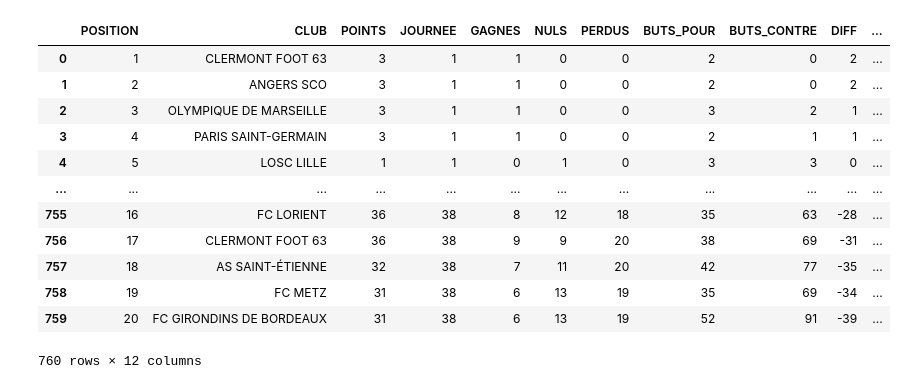
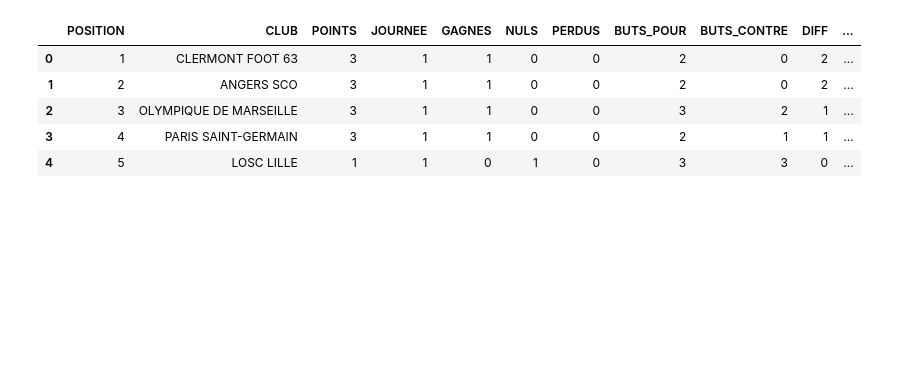
Before and after one commit to Donolef/Ligue_01, a Jupyter notebook: 02_Jupyter/Ligue_1.ipynb, the cells around one changed output. Cells and saved outputs as stored; diff of their text form; code cells hidden in the pictures; blank space fills up the shorter version.

```diff
--- a/02_Jupyter/Ligue_1.ipynb
+++ b/02_Jupyter/Ligue_1.ipynb
@@ -82,21 +107,14 @@ df_resultats_stats
 # %%
 df_classement_budget=df_classement.merge(jonction_budget, how='left')
 df_classement_budget=df_classement_budget.drop(["BUDGET"],axis=1)
-df_classement_budget
+df_classement_budget.head()
 # %% [output]
 |  | POSITION | CLUB | POINTS | JOURNEE | GAGNES | NULS | PERDUS | BUTS_POUR | BUTS_CONTRE | DIFF | ... |
 | 0 | 1 | CLERMONT FOOT 63 | 3 | 1 | 1 | 0 | 0 | 2 | 0 | 2 | ... |
 | 1 | 2 | ANGERS SCO | 3 | 1 | 1 | 0 | 0 | 2 | 0 | 2 | ... |
 | 2 | 3 | OLYMPIQUE DE MARSEILLE | 3 | 1 | 1 | 0 | 0 | 3 | 2 | 1 | ... |
 | 3 | 4 | PARIS SAINT-GERMAIN | 3 | 1 | 1 | 0 | 0 | 2 | 1 | 1 | ... |
 | 4 | 5 | LOSC LILLE | 1 | 1 | 0 | 1 | 0 | 3 | 3 | 0 | ... |
-| ... | ... | ... | ... | ... | ... | ... | ... | ... | ... | ... | ... |
-| 755 | 16 | FC LORIENT | 36 | 38 | 8 | 12 | 18 | 35 | 63 | -28 | ... |
-| 756 | 17 | CLERMONT FOOT 63 | 36 | 38 | 9 | 9 | 20 | 38 | 69 | -31 | ... |
-| 757 | 18 | AS SAINT-ÉTIENNE | 32 | 38 | 7 | 11 | 20 | 42 | 77 | -35 | ... |
-| 758 | 19 | FC METZ | 31 | 38 | 6 | 13 | 19 | 35 | 69 | -34 | ... |
-| 759 | 20 | FC GIRONDINS DE BORDEAUX | 31 | 38 | 6 | 13 | 19 | 52 | 91 | -39 | ... |
-760 rows × 12 columns
 # %%
 df_classement_budget["JOURNEE"]=df_classement_budget["JOURNEE"].apply(str)
 df_classement_budget["ID CLUB-MATCH"] = df_classement_budget["CLUB thesportsdb.com"] + df_classement_budget["JOURNEE"]
```
Also changed, not shown: parts of 8 cells of this notebook.
